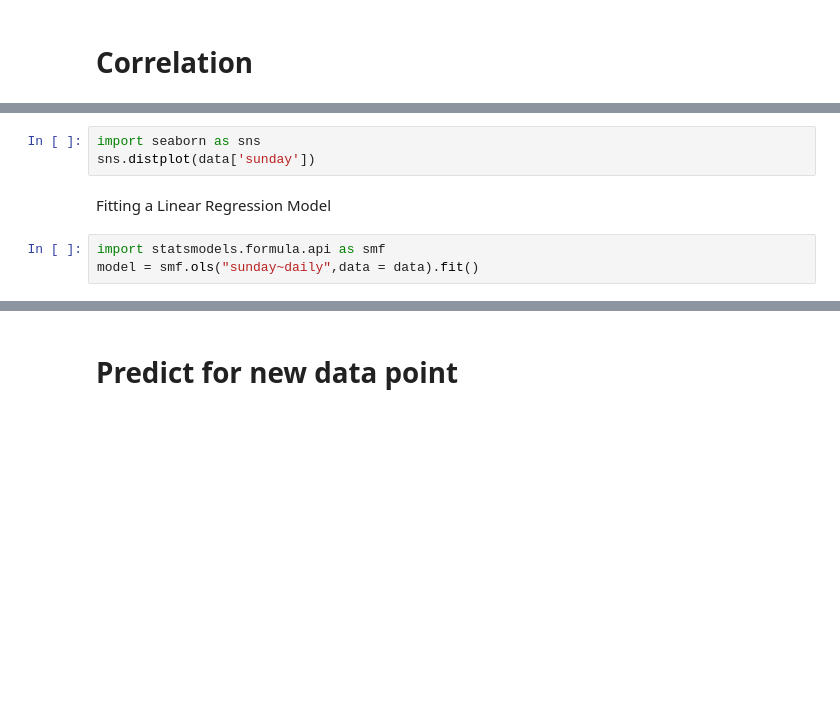
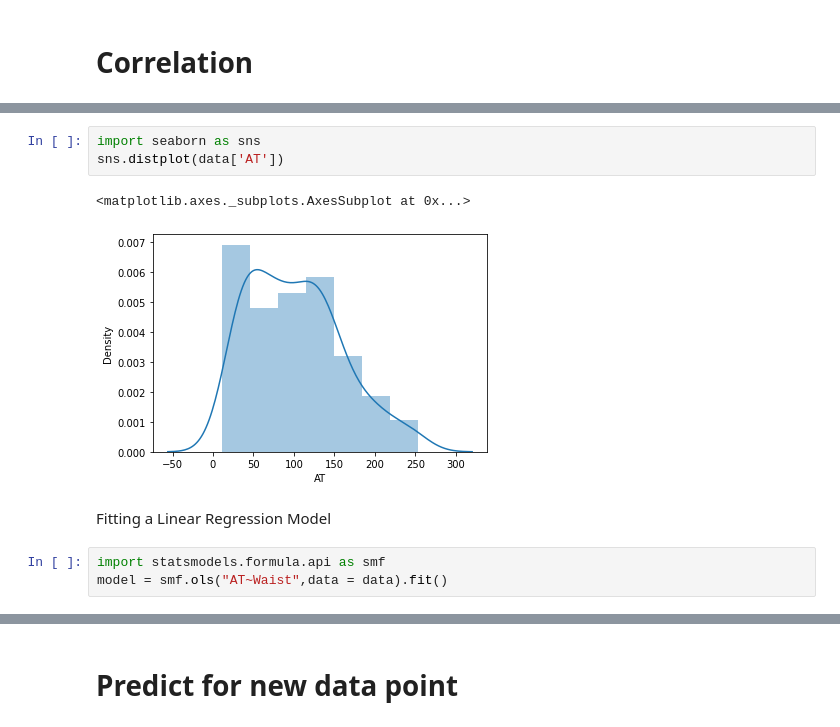
Before and after one commit to RoshithaKommineni/Data_science, a Jupyter notebook: news_paper.ipynb, the cells around one changed output, grey strips where cells are left out. Saved outputs shown, nothing was run; the diff lists cells and outputs as text; blank space fills up the shorter version.

```diff
--- a/news_paper.ipynb
+++ b/news_paper.ipynb
@@ -18,9 +42,12 @@ sns.distplot(data['daily'])
 # %%
 import seaborn as sns
-sns.distplot(data['sunday'])
+sns.distplot(data['AT'])
+# %% [output]
+<matplotlib.axes._subplots.AxesSubplot at 0x...>
+[figure, added]
 # %% [markdown]
 Fitting a Linear Regression Model
 # %%
 import statsmodels.formula.api as smf
-model = smf.ols("sunday~daily",data = data).fit()
+model = smf.ols("AT~Waist",data = data).fit()
 # %%
```
Also changed, not shown: parts of 11 cells of this notebook.
